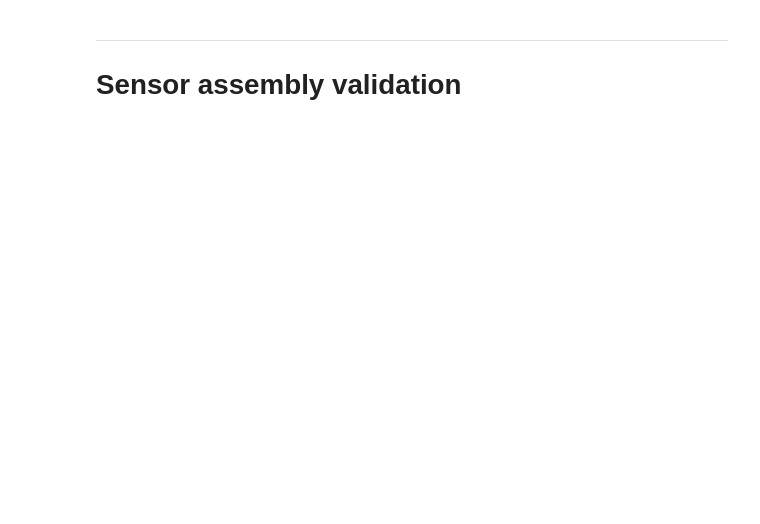
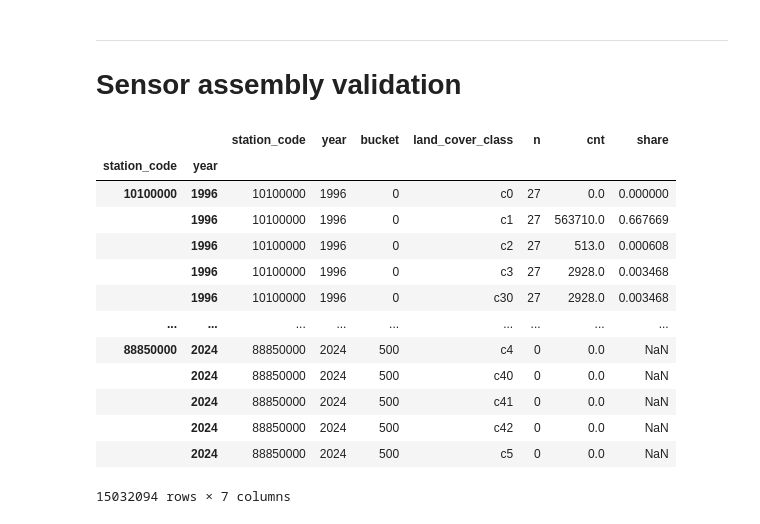
Before and after one commit to felixschulz385/river-pollution-brazil, a Jupyter notebook: code/experiments/land_cover.ipynb, the cells around one changed output. Cells and saved outputs as stored; diff of their text form; code cells hidden in the pictures; blank space fills up the shorter version.

```diff
--- a/code/experiments/land_cover.ipynb
+++ b/code/experiments/land_cover.ipynb
@@ -280,6 +471,23 @@ import pandas as pd
 import geopandas as gpd
 # %%
 land_cover_sensor_upstream = pd.read_parquet("/scicore/home/meiera/schulz0022/projects/river-pollution-brazil/data/land_cover/land_cover_assembled_sensor.parquet")
+# %%
+land_cover_sensor_upstream
+# %% [output]
+|  |  | station_code | year | bucket | land_cover_class | n | cnt | share |
+| station_code | year |  |  |  |  |  |  |  |
+| 10100000 | 1996 | 10100000 | 1996 | 0 | c0 | 27 | 0.0 | 0.000000 |
+|  | 1996 | 10100000 | 1996 | 0 | c1 | 27 | 563710.0 | 0.667669 |
+|  | 1996 | 10100000 | 1996 | 0 | c2 | 27 | 513.0 | 0.000608 |
+|  | 1996 | 10100000 | 1996 | 0 | c3 | 27 | 2928.0 | 0.003468 |
+|  | 1996 | 10100000 | 1996 | 0 | c30 | 27 | 2928.0 | 0.003468 |
+| ... | ... | ... | ... | ... | ... | ... | ... | ... |
+| 88850000 | 2024 | 88850000 | 2024 | 500 | c4 | 0 | 0.0 | NaN |
+|  | 2024 | 88850000 | 2024 | 500 | c40 | 0 | 0.0 | NaN |
+|  | 2024 | 88850000 | 2024 | 500 | c41 | 0 | 0.0 | NaN |
+|  | 2024 | 88850000 | 2024 | 500 | c42 | 0 | 0.0 | NaN |
+|  | 2024 | 88850000 | 2024 | 500 | c5 | 0 | 0.0 | NaN |
+15032094 rows × 7 columns
 # %%
 land_cover_sensor_upstream.columns
 # %% [output]
```
Also changed, not shown: parts of 26 cells of this notebook, 7 other files.
